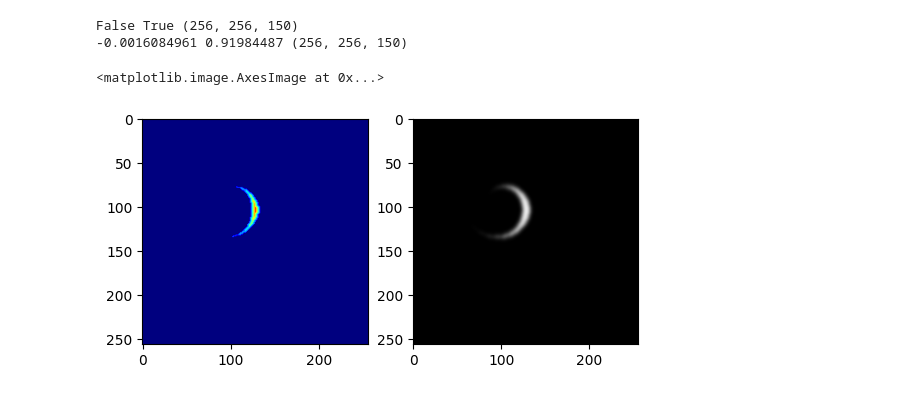
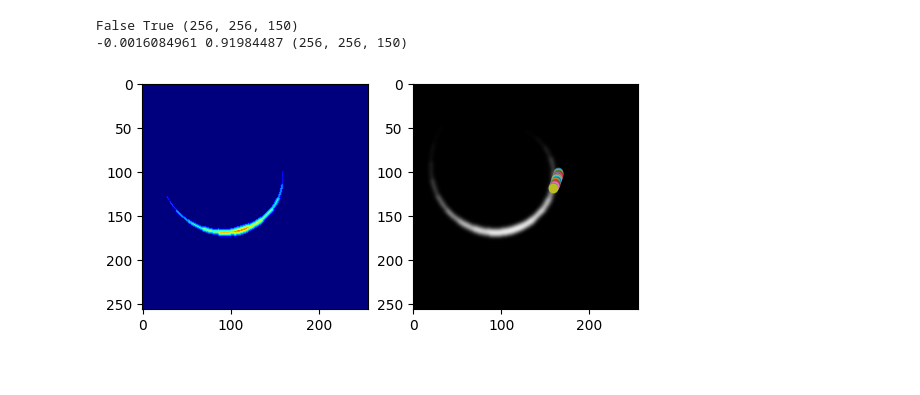
Before and after one commit to pangyuteng/simple-centerline-extraction, a Jupyter notebook: demo.ipynb, the cells around one changed output. Drawn from its saved outputs; the diff is of its cells as text; code cells hidden in the pictures.

```diff
--- a/demo.ipynb
+++ b/demo.ipynb
@@ -87,14 +87,18 @@ False True (256, 256, 150)
 # %%
 sitk.WriteImage(img_obj,'img.nii.gz')
 # %%
-myz = 50
+myz = 80
 plt.subplot(121)
 plt.imshow(bsfield[:,:,myz].squeeze(),cmap='jet',vmin=0,vmax=5)
 plt.subplot(122)
 plt.imshow(tmp[myz,:,:].squeeze(),cmap='gray',vmin=0,vmax=1)
+for n,idx in enumerate(range(len(s_z))):
+    slice_center = int(c_x[idx  ]),int(c_y[idx  ]),int(c_z[idx  ])
+    if slice_center[2] != myz:
+        continue
+    plt.scatter(slice_center[0],slice_center[1])
 # %% [output]
-<matplotlib.image.AxesImage at 0x...>
-[figure, old version]
+[figure, new version]
 # %%
 
 for n,idx in enumerate(range(len(s_z))):
```
Also changed, not shown: parts of 1 cell of this notebook.
